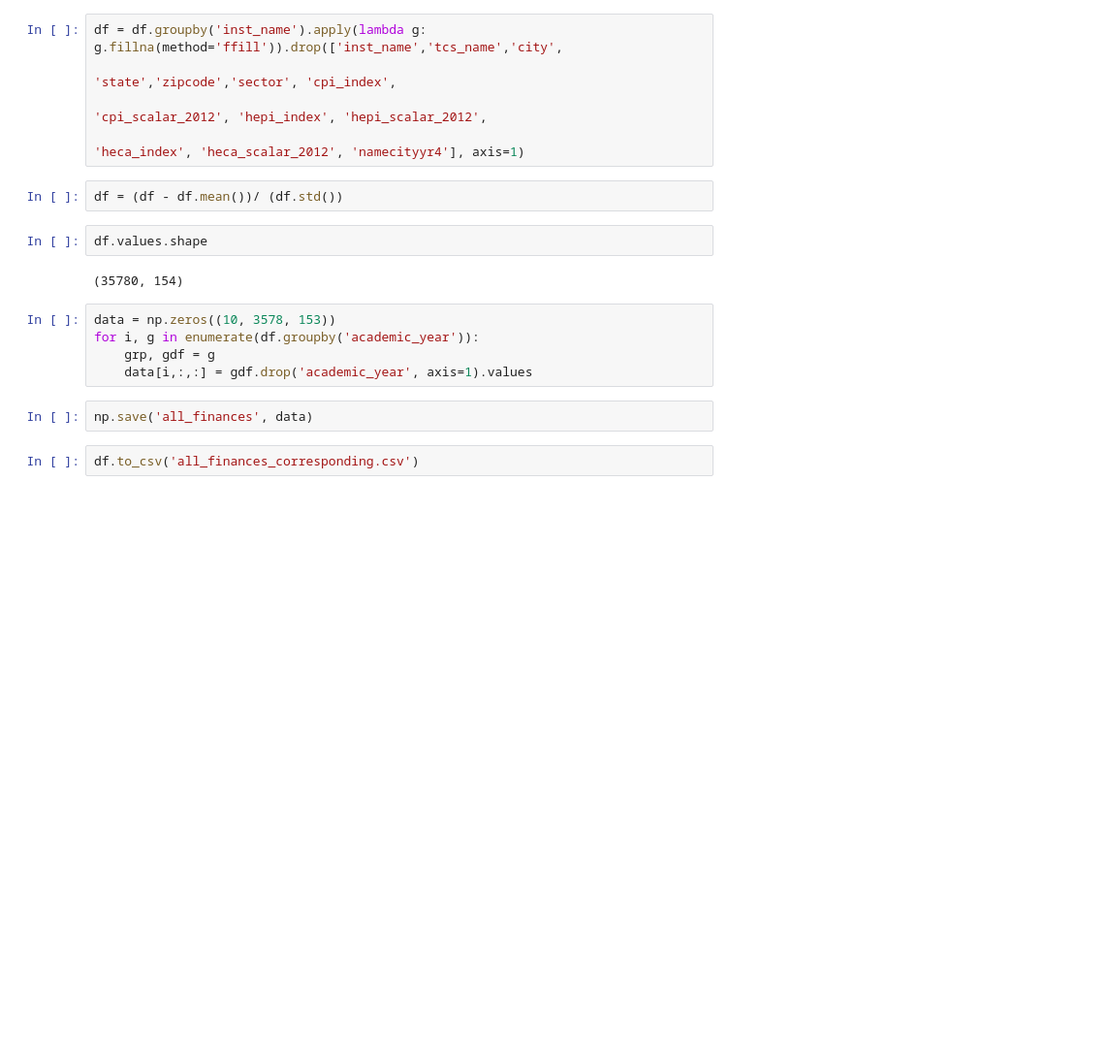
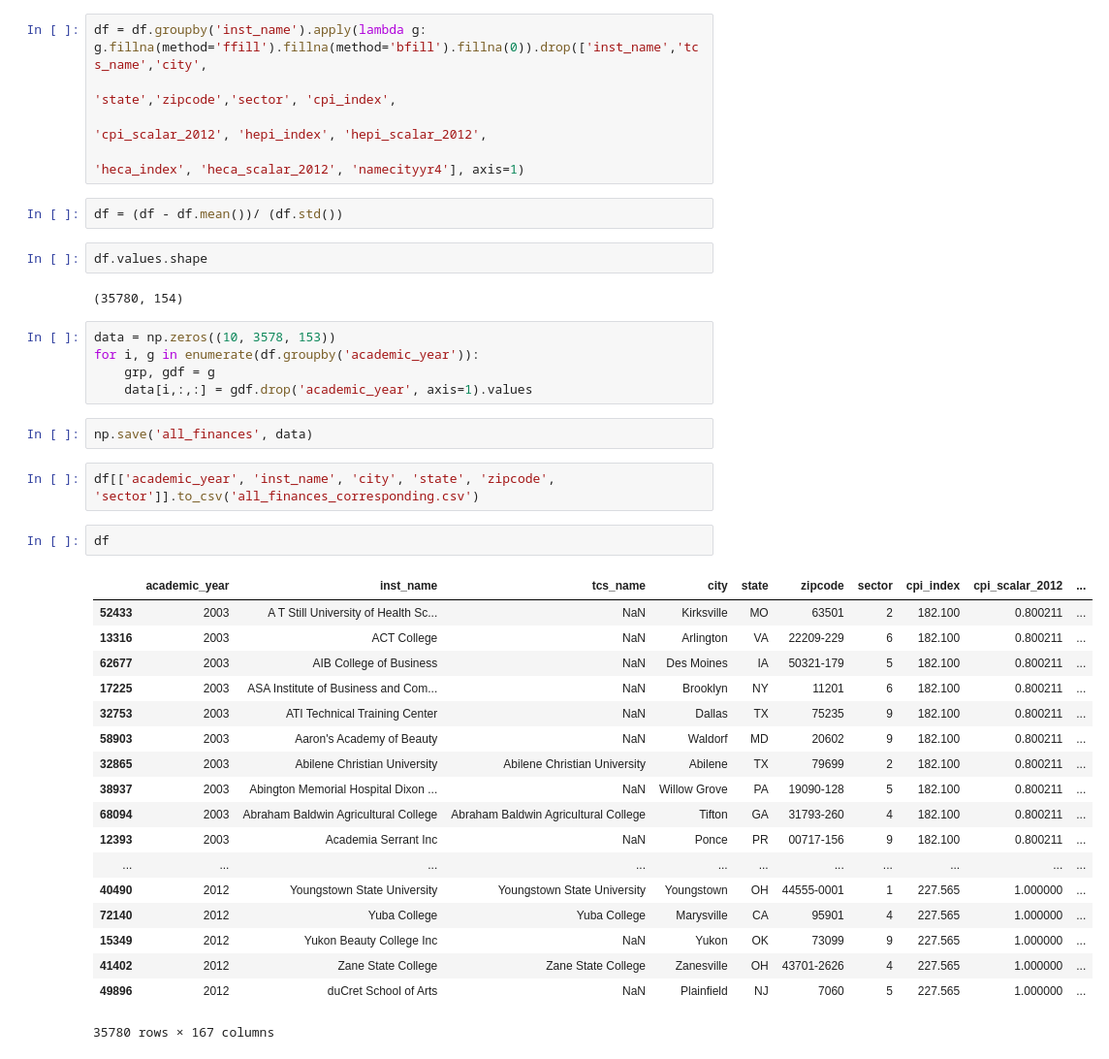
Before and after one commit to yunlinz/datathon, a Jupyter notebook: data/stratify_data.ipynb, the cells around one changed output. Shown: that part at 97% size. Drawn from its saved outputs; the diff is of its cells as text; blank space fills up the shorter version.

```diff
--- a/data/stratify_data.ipynb
+++ b/data/stratify_data.ipynb
@@ -8,7 +8,7 @@ df = df[(df['namecityyr4'] != 'Baldwin Beauty SchoolAustinTX') & (df['namecityyr
 # %%
 df.sort_values(['academic_year', 'namecityyr4'], inplace=True)
 # %%
-df = df.groupby('inst_name').apply(lambda g: g.fillna(method='ffill')).drop(['inst_name','tcs_name','city',
+df = df.groupby('inst_name').apply(lambda g: g.fillna(method='ffill').fillna(method='bfill').fillna(0)).drop(['inst_name','tcs_name','city',
                                                                                'state','zipcode','sector', 'cpi_index',
                                                                               'cpi_scalar_2012', 'hepi_index', 'hepi_scalar_2012',
                                                                               'heca_index', 'heca_scalar_2012', 'namecityyr4'], axis=1)
@@ -26,4 +26,25 @@ for i, g in enumerate(df.groupby('academic_year')):
 # %%
 np.save('all_finances', data)
 # %%
-df.to_csv('all_finances_corresponding.csv')
+df[['academic_year', 'inst_name', 'city', 'state', 'zipcode', 'sector']].to_csv('all_finances_corresponding.csv')
+# %%
+df
+# %% [output]
+|  | academic_year | inst_name | tcs_name | city | state | zipcode | sector | cpi_index | cpi_scalar_2012 | ... |
+| 52433 | 2003 | A T Still University of Health Sc... | NaN | Kirksville | MO | 63501 | 2 | 182.100 | 0.800211 | ... |
+| 13316 | 2003 | ACT College | NaN | Arlington | VA | 22209-229 | 6 | 182.100 | 0.800211 | ... |
+| 62677 | 2003 | AIB College of Business | NaN | Des Moines | IA | 50321-179 | 5 | 182.100 | 0.800211 | ... |
+| 17225 | 2003 | ASA Institute of Business and Com... | NaN | Brooklyn | NY | 11201 | 6 | 182.100 | 0.800211 | ... |
+| 32753 | 2003 | ATI Technical Training Center | NaN | Dallas | TX | 75235 | 9 | 182.100 | 0.800211 | ... |
+| 58903 | 2003 | Aaron's Academy of Beauty | NaN | Waldorf | MD | 20602 | 9 | 182.100 | 0.800211 | ... |
+| 32865 | 2003 | Abilene Christian University | Abilene Christian University | Abilene | TX | 79699 | 2 | 182.100 | 0.800211 | ... |
+| 38937 | 2003 | Abington Memorial Hospital Dixon ... | NaN | Willow Grove | PA | 19090-128 | 5 | 182.100 | 0.800211 | ... |
+| 68094 | 2003 | Abraham Baldwin Agricultural College | Abraham Baldwin Agricultural College | Tifton | GA | 31793-260 | 4 | 182.100 | 0.800211 | ... |
+| 12393 | 2003 | Academia Serrant Inc | NaN | Ponce | PR | 00717-156 | 9 | 182.100 | 0.800211 | ... |
+| ... | ... | ... | ... | ... | ... | ... | ... | ... | ... | ... |
+| 40490 | 2012 | Youngstown State University | Youngstown State University | Youngstown | OH | 44555-0001 | 1 | 227.565 | 1.000000 | ... |
+| 72140 | 2012 | Yuba College | Yuba College | Marysville | CA | 95901 | 4 | 227.565 | 1.000000 | ... |
+| 15349 | 2012 | Yukon Beauty College Inc | NaN | Yukon | OK | 73099 | 9 | 227.565 | 1.000000 | ... |
+| 41402 | 2012 | Zane State College | Zane State College | Zanesville | OH | 43701-2626 | 4 | 227.565 | 1.000000 | ... |
+| 49896 | 2012 | duCret School of Arts | NaN | Plainfield | NJ | 7060 | 5 | 227.565 | 1.000000 | ... |
+35780 rows × 167 columns
```
Also changed, not shown: 3 other files.
